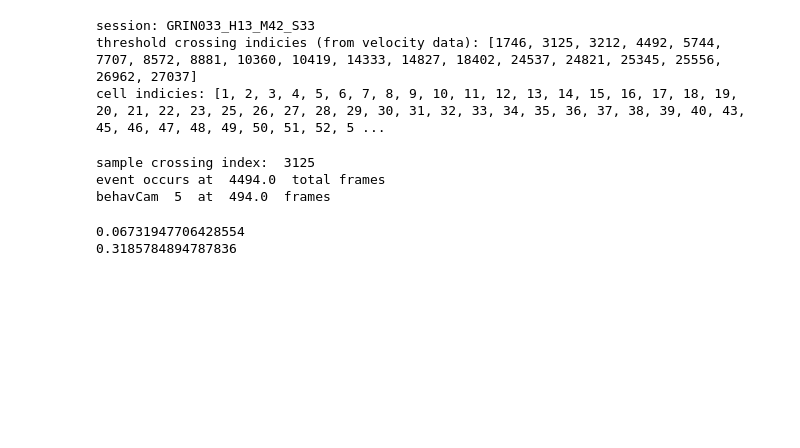
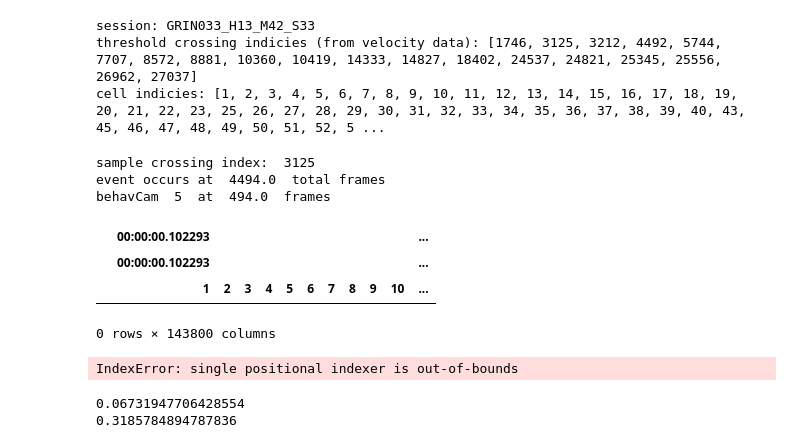
Before and after one commit to marburyvthesea/post_cnmfe_analysis, a Jupyter notebook: openfield_analysis/triggered_averaging/triggered_averaging_group_new_z_score_display_video_plot_coordinates.ipynb, the cells around one changed output. Saved outputs shown, nothing was run; the diff lists cells and outputs as text; code cells hidden in the pictures; blank space fills up the shorter version.

```diff
--- a/openfield_analysis/triggered_averaging/triggered_averaging_group_new_z_score_display_video_plot_coordinates.ipynb
+++ b/openfield_analysis/triggered_averaging/triggered_averaging_group_new_z_score_display_video_plot_coordinates.ipynb
@@ -260,3 +209,9 @@ plt.show()
+# %%
+# get resting periods for all sessions
+resting_boundaries_by_session = {}
+for session in list(grouped_raw_data.keys()):
+    resting_samples = grouped_raw_data[session]['velocity_data']['tail_base'].values<=
+    resting_boundaries_by_session[session] = dlc_utils.get_resting_period_boundaries(resting_samples)
 # %%
 plt.plot(binned_velocity_df['GRIN033_H13_M42_S33'])
 # %% [output]
@@ -315,25 +270,45 @@ for session in crossing_indicies_from_velocity_df.keys():
     moving_periods_by_session[session]=moving_periods_in_session
 # %%
 #for each session, pull out the fluorescence during a movement event
-session = 'GRIN039_H12_M26_S54'
+session = 'GRIN033_H13_M42_S33'
 
 movement_boundaries = list(moving_periods_by_session[session].columns)
 pre_movement_boundaries = [(movement_bound[0]-80, movement_bound[0]) for movement_bound in movement_boundaries]
+resting_boundaries = resting_boundaries_by_session[session]
 # %%
 #for comparison, pull out the fluorescence during period preceeding movement event
+def get_nearest_Cdf_td_tuples(bounds_tuple, index):
+    movement_boundary_Cdf = (dlc_utils.nearest(index, bounds_tuple[0]), dlc_utils.nearest(index, bounds_tuple[1]))
+    return(movement_boundary_Cdf)
+
 def pull_out_fluorescence_from_velocity_bounds(velocity_trace_boundaries, velocity_trace, fluorescence_trace):
     """velocity trace and fluorescence trace are indexed by timedeltas
         e.g velocity_trace=grouped_raw_data[session]['velocity_data']
         fluorescence_trace=C_norm_df[session]
     """
-    movement_boundaries_time_delta = [(velocity_trace.iloc[movement_bounds[0]].name, velocity_trace.iloc[movement_bounds[1]].name) for movement_bounds in velocity_trace_boundaries]
-    movement_boundaries_Cdf = [(dlc_utils.nearest(list(fluorescence_trace.index), movement_boundaries_time_delta[movement_bounds_td][0]),
-                           dlc_utils.nearest(list(fluorescence_trace.index), movement_boundaries_time_delta[movement_bounds_td][1])) for movement_bounds_td in range(len(movement_boundaries_time_delta))]
+    #convert indicies to timedelta and exclude those outside period of fluorescence recording
+    movement_boundaries_time_delta = [(velocity_trace.iloc[movement_bounds[0]].name, velocity_trace.iloc[movement_bounds[1]].name) for movement_bounds in velocity_trace_boundaries if velocity_trace.iloc[movement_bounds[0]].name<C_norm_df[session].iloc[-1].name]
+    #parallel this
+    p=Pool(7)
+    movement_boundaries_Cdf = p.map(functools.partial(get_nearest_Cdf_td_tuples, fluorescence_trace.index), movement_boundaries_time_delta)
+    p.close
     fluorescence_during_movement = pd.concat([fluorescence_trace.loc[movement_bound_Cdf[0]:movement_bound_Cdf[1]] for movement_bound_Cdf in movement_boundaries_Cdf], axis=1, keys=movement_boundaries_Cdf)
     return(fluorescence_during_movement)
+# %%
+fluorescence_during_movement = pull_out_fluorescence_from_velocity_bounds(resting_boundaries[:-1], grouped_raw_data[session]['velocity_data'], C_norm_df[session])
+# %%
+fluorescence_during_movement
+# %% [output]
+|  | 00:00:00.102293 |  |  |  |  |  |  |  |  |  | ... |
+|  | 00:00:00.102293 |  |  |  |  |  |  |  |  |  | ... |
+|  | 1 | 2 | 3 | 4 | 5 | 6 | 7 | 8 | 9 | 10 | ... |
+0 rows × 143800 columns
 # %%
 movement_fluorescence = pull_out_fluorescence_from_velocity_bounds(movement_boundaries, grouped_raw_data[session]['velocity_data'], C_norm_df[session])
 pre_movement_fluorescence = pull_out_fluorescence_from_velocity_bounds(pre_movement_boundaries, grouped_raw_data[session]['velocity_data'], C_norm_df[session])
+resting_fluorescence = pull_out_fluorescence_from_velocity_bounds(resting_boundaries[:-1], grouped_raw_data[session]['velocity_data'], C_norm_df[session])
+# %% [output]
+IndexError: single positional indexer is out-of-bounds
 # %%
 #need to find "event rate"
 # %%
```
Also changed, not shown: parts of 10 cells of this notebook.
